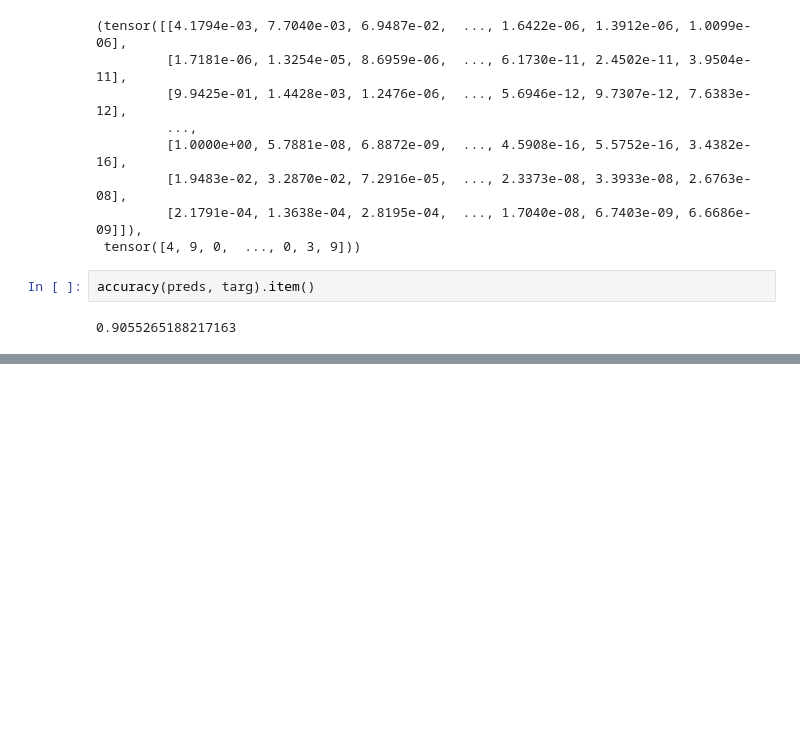
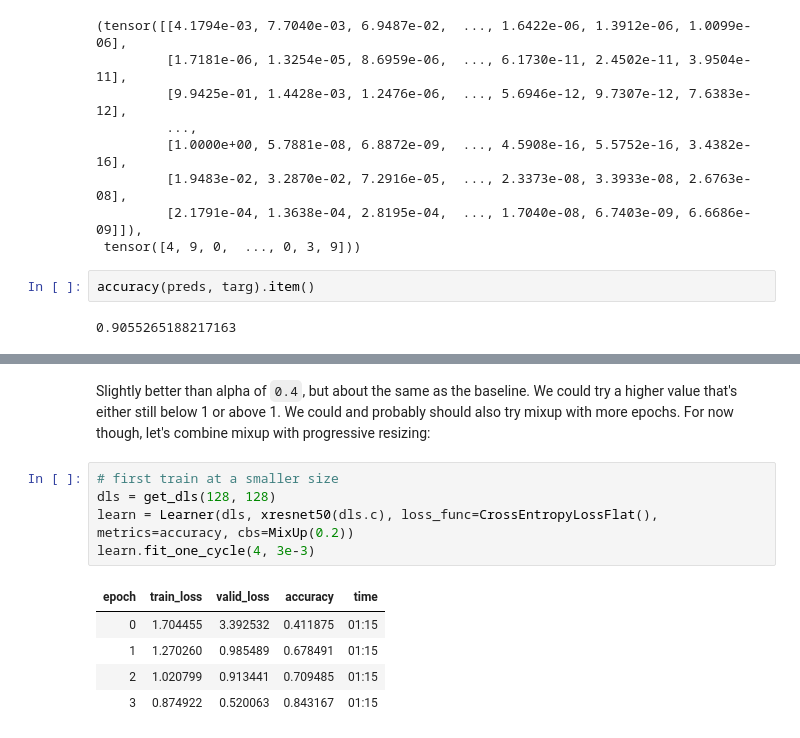
Before and after one commit to CodeWithOz/fastai-deep-learn-coders, a Jupyter notebook: ch-07-sizing-and-tta.ipynb, the cells around one changed output, grey strips where cells are left out. Cells and saved outputs as stored; diff of their text form; blank space fills up the shorter version.

```diff
--- a/ch-07-sizing-and-tta.ipynb
+++ b/ch-07-sizing-and-tta.ipynb
@@ -157,0 +232,13 @@ TTA brought an improvement, which is what we want to see.
+# %% [markdown]
+Slightly better than alpha of `0.4`, but about the same as the baseline. We could try a higher value that's either still below 1 or above 1. We could and probably should also try mixup with more epochs. For now though, let's combine mixup with progressive resizing:
+# %%
+# first train at a smaller size
+dls = get_dls(128, 128)
+learn = Learner(dls, xresnet50(dls.c), loss_func=CrossEntropyLossFlat(), metrics=accuracy, cbs=MixUp(0.2))
+learn.fit_one_cycle(4, 3e-3)
+# %% [output]
+| epoch | train_loss | valid_loss | accuracy | time |
+| 0 | 1.704455 | 3.392532 | 0.411875 | 01:15 |
+| 1 | 1.270260 | 0.985489 | 0.678491 | 01:15 |
+| 2 | 1.020799 | 0.913441 | 0.709485 | 01:15 |
+| 3 | 0.874922 | 0.520063 | 0.843167 | 01:15 |
```
Also changed, not shown: parts of 11 cells of this notebook.
